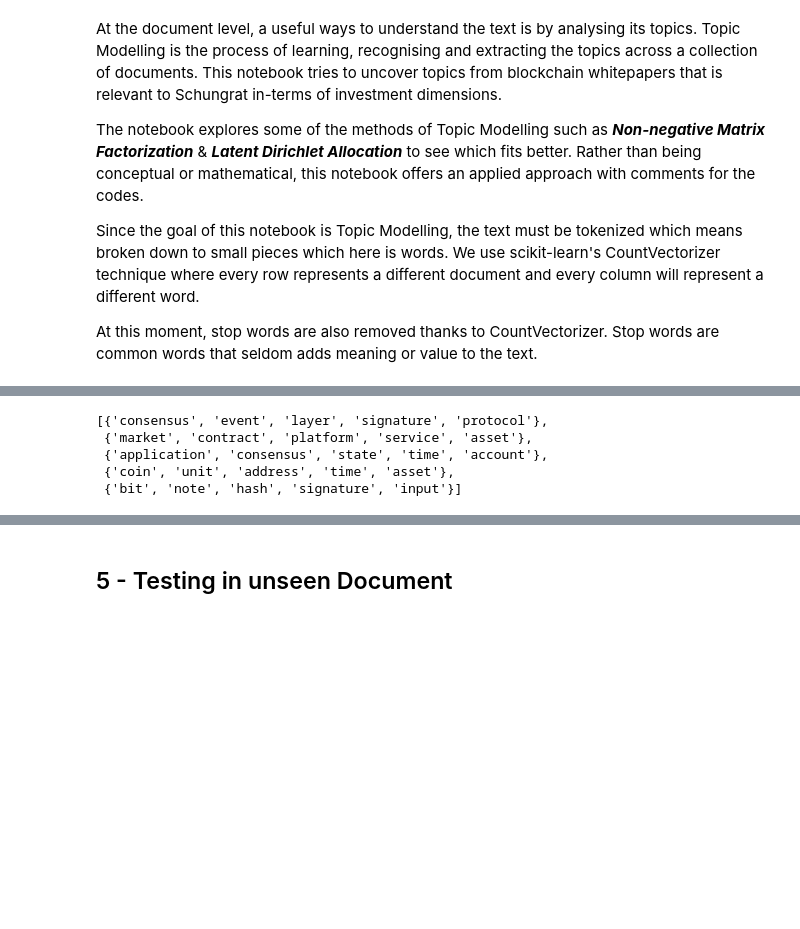
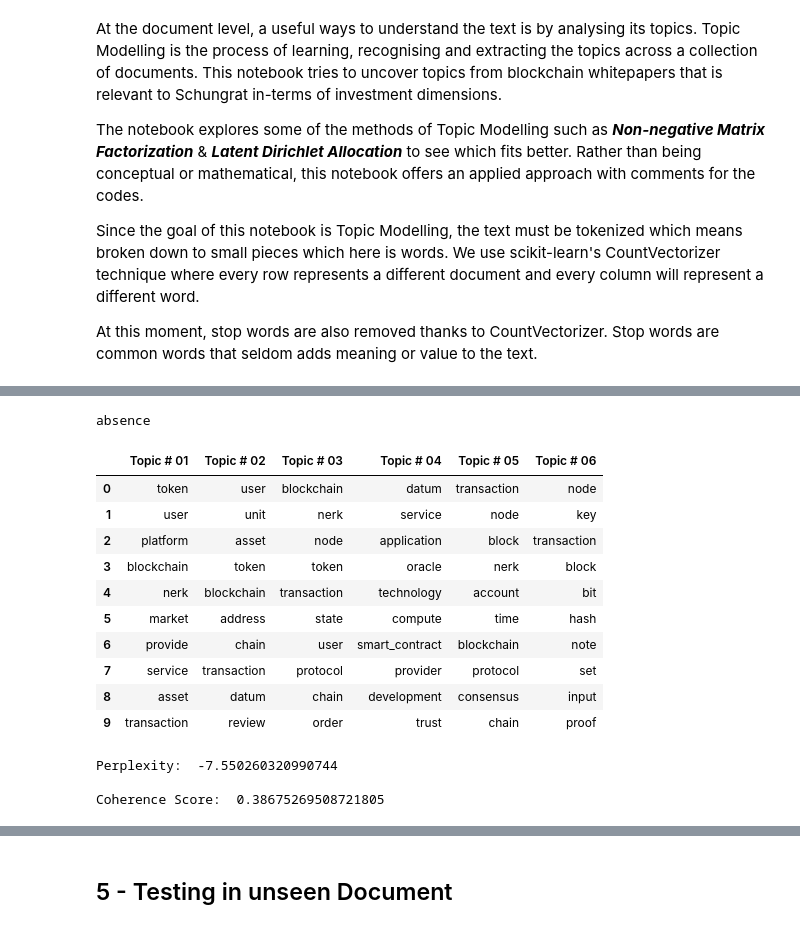
Before and after one commit to luisdiegocm/HWR_DataScience_Project, a Jupyter notebook: notebooks/4- Topic Modeling.ipynb, the cells around one changed output, grey strips where cells are left out. Saved outputs shown, nothing was run; the diff lists cells and outputs as text; code cells hidden in the pictures; blank space fills up the shorter version.

```diff
--- a/notebooks/4- Topic Modeling.ipynb
+++ b/notebooks/4- Topic Modeling.ipynb
@@ -174,0 +124,14 @@ with open('tmcorpus.pkl', 'rb') as f:
+# %%
+# tokenizing the entire corpus by word
+def sent_to_words(sentences):
+    for sent in sentences:
+        sent = re.sub('\S*@\S*\s?', '', sent)  # remove emails
+        sent = re.sub('\s+', ' ', sent)  # remove newline chars
+        sent = re.sub("\'", "", sent)  # remove single quotes
+        sent = gensim.utils.simple_preprocess(str(sent), deacc=True)
+        yield(sent)
+
+# Convert to list
+data = data_df.whitepapers.values.tolist()
+data_words = list(sent_to_words(data))
+print(data_words[0])
@@ -254,4 +174,0 @@ for topic, comp in enumerate(lda.components_):
-# %%
-for topic, words in topic_words.items():
-    print('Topic: %d' % topic)
-    print('  %s' % ', '.join(words))
@@ -497,14 +181,0 @@ plt.show()
-# %%
-#getting tppic distributions
-topic_dist = lda_tfidf_2.state.get_lambda()
-
-num_words = 5
-
-topic_terms = [{w for (w, _) in lda_tfidf_2.show_topic(topic, topn=num_words)} for topic in range(topic_dist.shape[0])]
-pprint(topic_terms)
-# %% [output]
-[{'consensus', 'event', 'layer', 'signature', 'protocol'},
- {'market', 'contract', 'platform', 'service', 'asset'},
- {'application', 'consensus', 'state', 'time', 'account'},
- {'coin', 'unit', 'address', 'time', 'asset'},
- {'bit', 'note', 'hash', 'signature', 'input'}]
@@ -510,0 +186,4 @@ pprint(topic_terms)
+# %%
+print(id2word[1])
+# %% [output]
+absence
@@ -510,0 +210,26 @@ pprint(topic_terms)
+# %%
+get_lda_topics(lda_gensim, 6)
+# %% [output]
+|  | Topic # 01 | Topic # 02 | Topic # 03 | Topic # 04 | Topic # 05 | Topic # 06 |
+| 0 | token | user | blockchain | datum | transaction | node |
+| 1 | user | unit | nerk | service | node | key |
+| 2 | platform | asset | node | application | block | transaction |
+| 3 | blockchain | token | token | oracle | nerk | block |
+| 4 | nerk | blockchain | transaction | technology | account | bit |
+| 5 | market | address | state | compute | time | hash |
+| 6 | provide | chain | user | smart_contract | blockchain | note |
+| 7 | service | transaction | protocol | provider | protocol | set |
+| 8 | asset | datum | chain | development | consensus | input |
+| 9 | transaction | review | order | trust | chain | proof |
+# %%
+# Compute Perplexity
+print('\nPerplexity: ', lda_gensim.log_perplexity(corpus_lda))  # a measure of how good the model is. lower the better.
+
+# Compute Coherence Score
+coherence_model_lda = CoherenceModel(model=lda_gensim, texts=data_ready, dictionary=id2word, coherence='c_v')
+coherence_lda = coherence_model_lda.get_coherence()
+print('\nCoherence Score: ', coherence_lda)
+# %% [output]
+Perplexity:  -7.550260320990744
+
+Coherence Score:  0.38675269508721805
```
Also changed, not shown: parts of 64 cells of this notebook, 4 other files.
